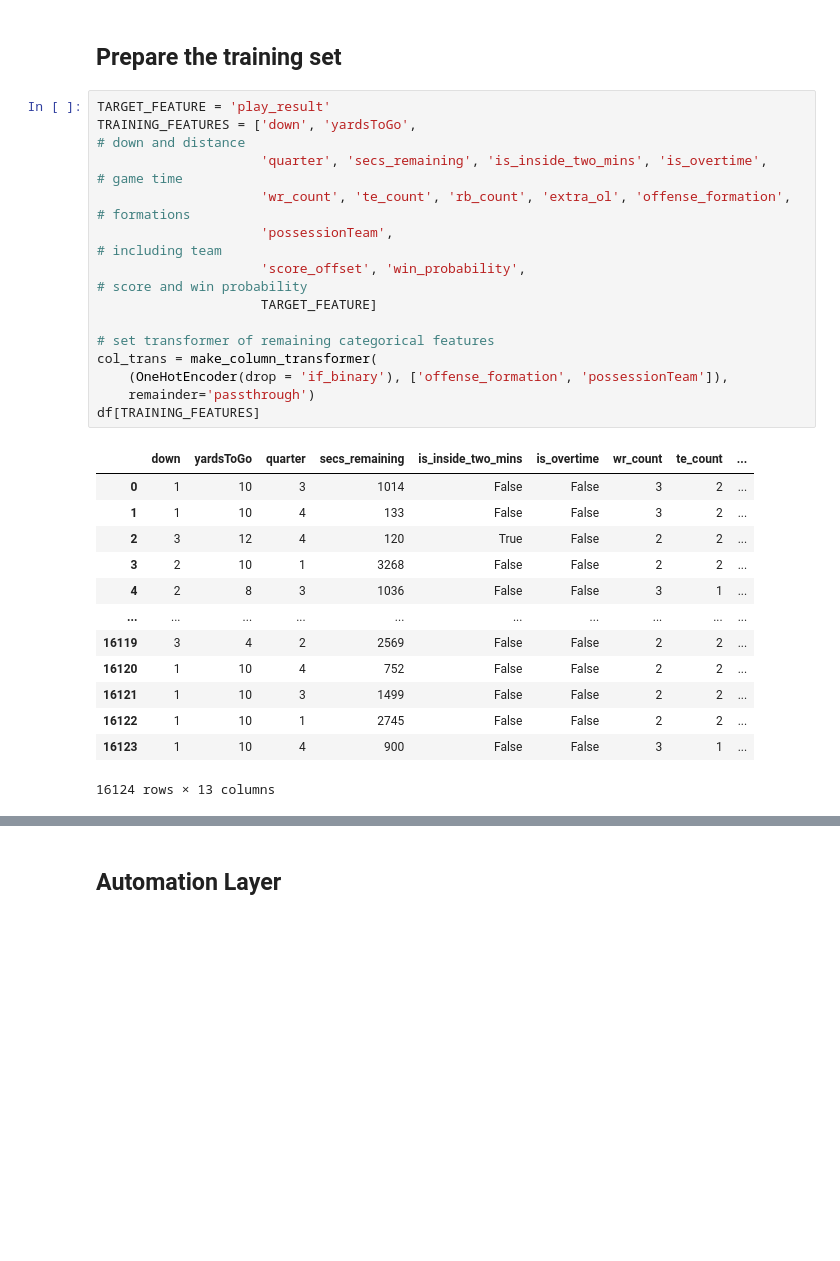
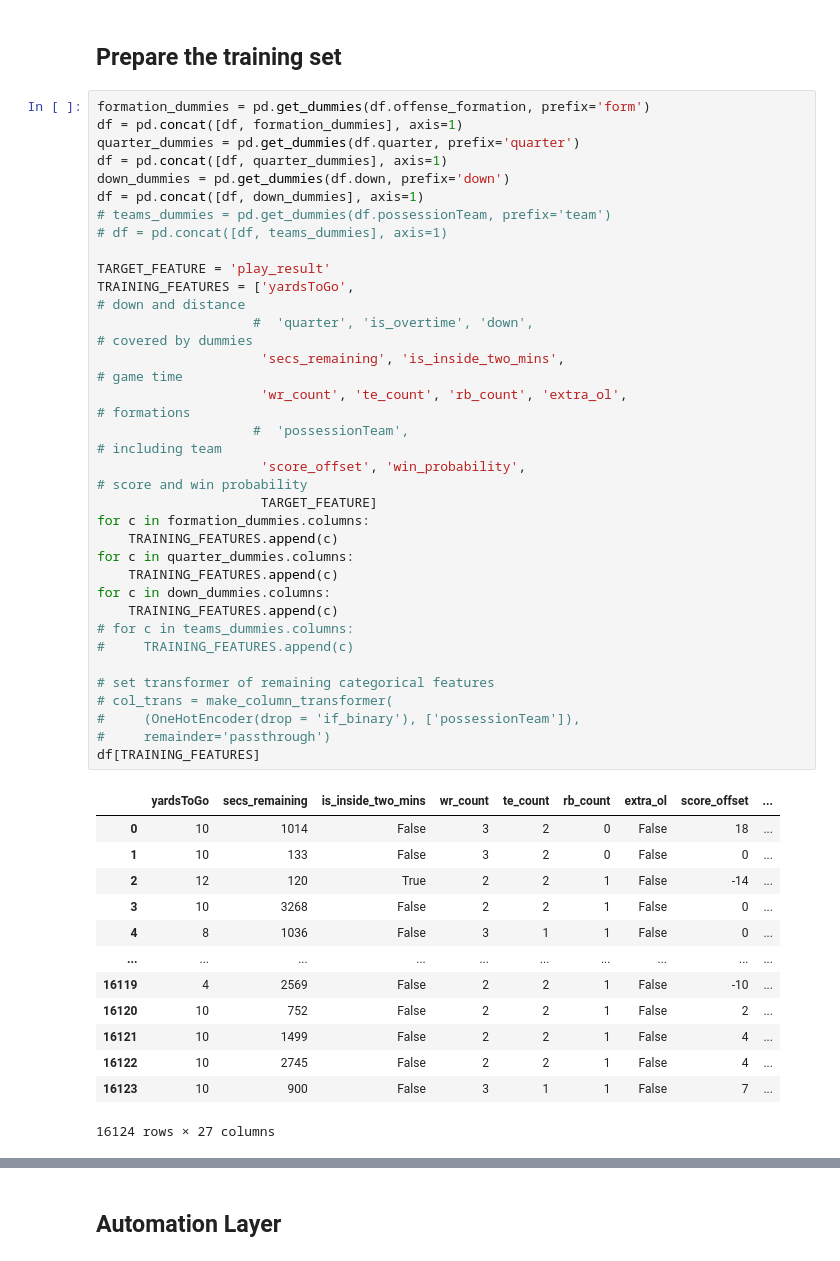
Before and after one commit to davestange/predict_plays, a Jupyter notebook: predict.ipynb, the cells around one changed output, grey strips where cells are left out. Cells and saved outputs as stored; diff of their text form; blank space fills up the shorter version.

```diff
--- a/predict.ipynb
+++ b/predict.ipynb
@@ -184,33 +191,51 @@ df = plays
 # %% [markdown]
 ## Prepare the training set
 # %%
+formation_dummies = pd.get_dummies(df.offense_formation, prefix='form')
+df = pd.concat([df, formation_dummies], axis=1)
+quarter_dummies = pd.get_dummies(df.quarter, prefix='quarter')
+df = pd.concat([df, quarter_dummies], axis=1)
+down_dummies = pd.get_dummies(df.down, prefix='down')
+df = pd.concat([df, down_dummies], axis=1)
+# teams_dummies = pd.get_dummies(df.possessionTeam, prefix='team')
+# df = pd.concat([df, teams_dummies], axis=1)
+
 TARGET_FEATURE = 'play_result'
-TRAINING_FEATURES = ['down', 'yardsToGo',                                                       # down and distance
-                     'quarter', 'secs_remaining', 'is_inside_two_mins', 'is_overtime',          # game time
-                     'wr_count', 'te_count', 'rb_count', 'extra_ol', 'offense_formation',       # formations
-                     'possessionTeam',                                                          # including team
+TRAINING_FEATURES = ['yardsToGo',                                                               # down and distance
+                    #  'quarter', 'is_overtime', 'down',                                        # covered by dummies
+                     'secs_remaining', 'is_inside_two_mins',                                    # game time
+                     'wr_count', 'te_count', 'rb_count', 'extra_ol',                            # formations
+                    #  'possessionTeam',                                                        # including team
                      'score_offset', 'win_probability',                                         # score and win probability
                      TARGET_FEATURE]
+for c in formation_dummies.columns:
+    TRAINING_FEATURES.append(c)
+for c in quarter_dummies.columns:
+    TRAINING_FEATURES.append(c)
+for c in down_dummies.columns:
+    TRAINING_FEATURES.append(c)
+# for c in teams_dummies.columns:
+#     TRAINING_FEATURES.append(c)
 
 # set transformer of remaining categorical features
-col_trans = make_column_transformer(
-    (OneHotEncoder(drop = 'if_binary'), ['offense_formation', 'possessionTeam']),
-    remainder='passthrough')
+# col_trans = make_column_transformer(
+#     (OneHotEncoder(drop = 'if_binary'), ['possessionTeam']),
+#     remainder='passthrough')
 df[TRAINING_FEATURES]
 # %% [output]
-|  | down | yardsToGo | quarter | secs_remaining | is_inside_two_mins | is_overtime | wr_count | te_count | ... |
-| 0 | 1 | 10 | 3 | 1014 | False | False | 3 | 2 | ... |
-| 1 | 1 | 10 | 4 | 133 | False | False | 3 | 2 | ... |
-| 2 | 3 | 12 | 4 | 120 | True | False | 2 | 2 | ... |
-| 3 | 2 | 10 | 1 | 3268 | False | False | 2 | 2 | ... |
-| 4 | 2 | 8 | 3 | 1036 | False | False | 3 | 1 | ... |
+|  | yardsToGo | secs_remaining | is_inside_two_mins | wr_count | te_count | rb_count | extra_ol | score_offset | ... |
+| 0 | 10 | 1014 | False | 3 | 2 | 0 | False | 18 | ... |
+| 1 | 10 | 133 | False | 3 | 2 | 0 | False | 0 | ... |
+| 2 | 12 | 120 | True | 2 | 2 | 1 | False | -14 | ... |
+| 3 | 10 | 3268 | False | 2 | 2 | 1 | False | 0 | ... |
+| 4 | 8 | 1036 | False | 3 | 1 | 1 | False | 0 | ... |
 | ... | ... | ... | ... | ... | ... | ... | ... | ... | ... |
-| 16119 | 3 | 4 | 2 | 2569 | False | False | 2 | 2 | ... |
-| 16120 | 1 | 10 | 4 | 752 | False | False | 2 | 2 | ... |
-| 16121 | 1 | 10 | 3 | 1499 | False | False | 2 | 2 | ... |
-| 16122 | 1 | 10 | 1 | 2745 | False | False | 2 | 2 | ... |
-| 16123 | 1 | 10 | 4 | 900 | False | False | 3 | 1 | ... |
+| 16119 | 4 | 2569 | False | 2 | 2 | 1 | False | -10 | ... |
+| 16120 | 10 | 752 | False | 2 | 2 | 1 | False | 2 | ... |
+| 16121 | 10 | 1499 | False | 2 | 2 | 1 | False | 4 | ... |
+| 16122 | 10 | 2745 | False | 2 | 2 | 1 | False | 4 | ... |
+| 16123 | 10 | 900 | False | 3 | 1 | 1 | False | 7 | ... |
-16124 rows × 13 columns
+16124 rows × 27 columns
 # %%
 tmp = df[TRAINING_FEATURES]
 X_train, X_test, y_train, y_test = train_test_split(tmp.drop(TARGET_FEATURE, axis = 1),
```
Also changed, not shown: parts of 16 cells of this notebook, 1 other file.
